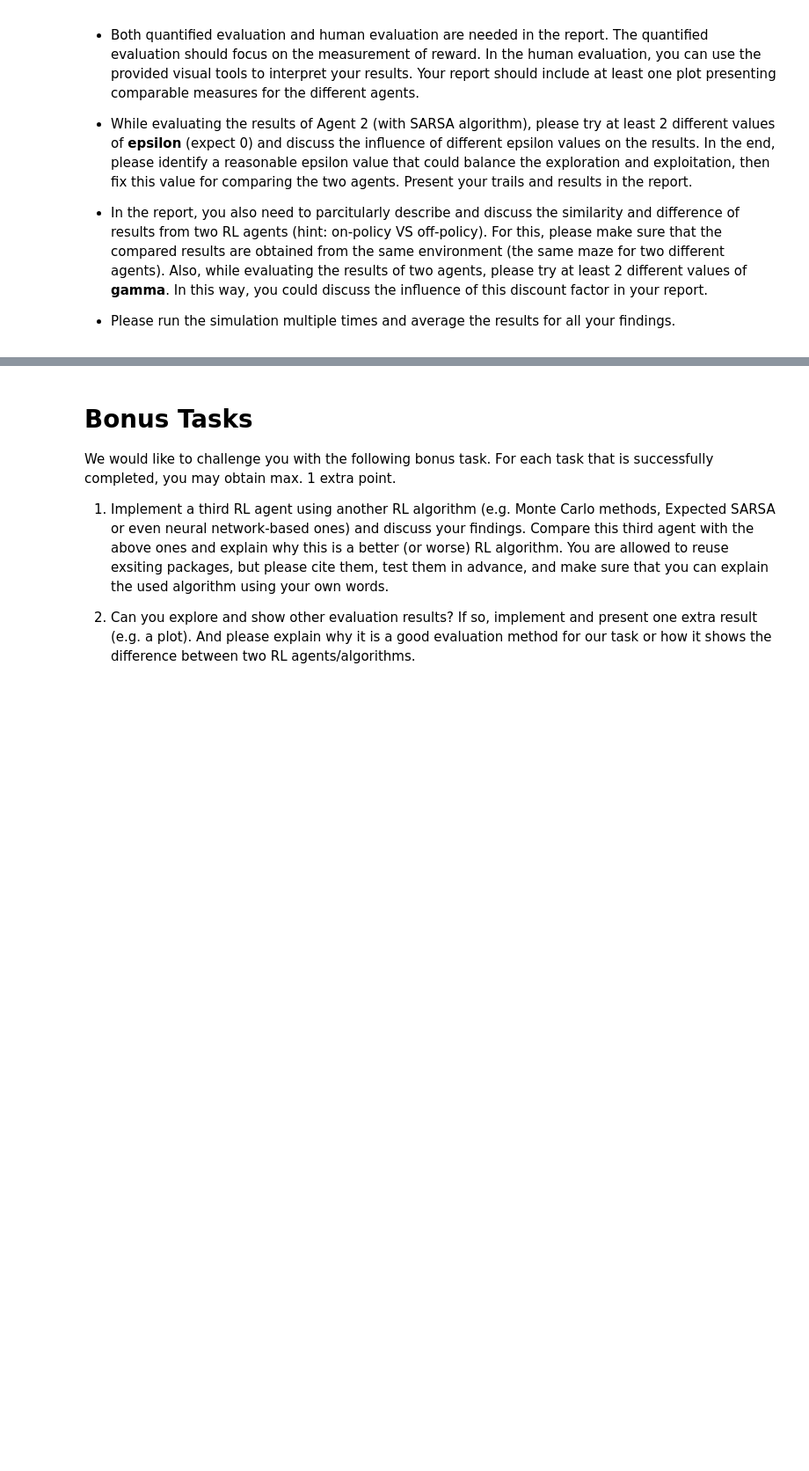
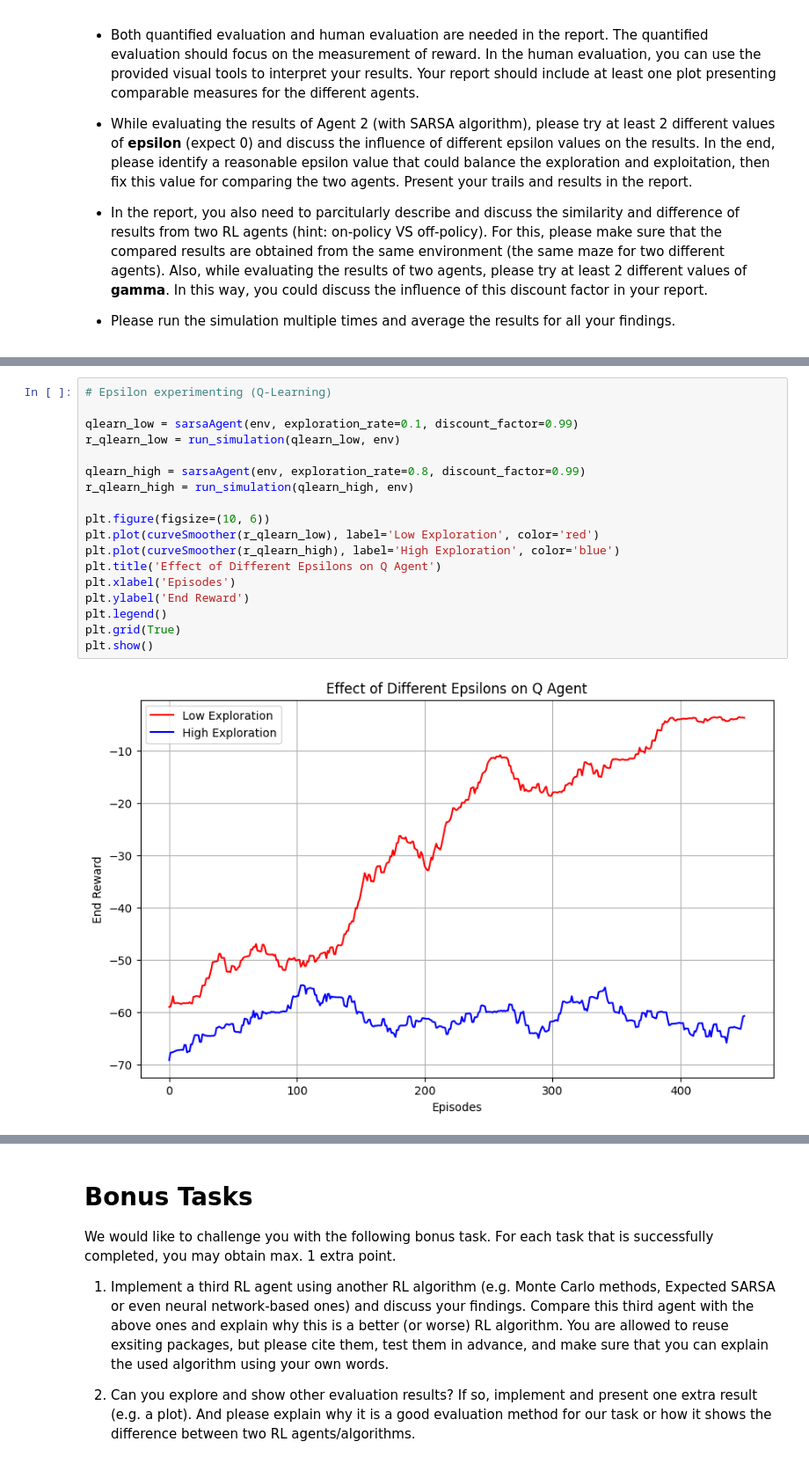
Before and after one commit to smichaelino/APML-Assignment-1, a Jupyter notebook: assignment-3/Assignment_3.ipynb, the cells around one changed output, grey strips where cells are left out. Shown at 88% size. Saved outputs shown, nothing was run; the diff lists cells and outputs as text; blank space fills up the shorter version.

```diff
--- a/assignment-3/Assignment_3.ipynb
+++ b/assignment-3/Assignment_3.ipynb
@@ -359,0 +400,20 @@ Finally, you will describe, evaluate, and interpret the results obtained from th
+# %%
+# Epsilon experimenting (Q-Learning)
+
+qlearn_low = sarsaAgent(env, exploration_rate=0.1, discount_factor=0.99)
+r_qlearn_low = run_simulation(qlearn_low, env)
+
+qlearn_high = sarsaAgent(env, exploration_rate=0.8, discount_factor=0.99)
+r_qlearn_high = run_simulation(qlearn_high, env)
+
+plt.figure(figsize=(10, 6))
+plt.plot(curveSmoother(r_qlearn_low), label='Low Exploration', color='red')
+plt.plot(curveSmoother(r_qlearn_high), label='High Exploration', color='blue')
+plt.title('Effect of Different Epsilons on Q Agent')
+plt.xlabel('Episodes')
+plt.ylabel('End Reward')
+plt.legend()
+plt.grid(True)
+plt.show()
+# %% [output]
+[figure, added]
```
Also changed, not shown: parts of 10 cells of this notebook.
